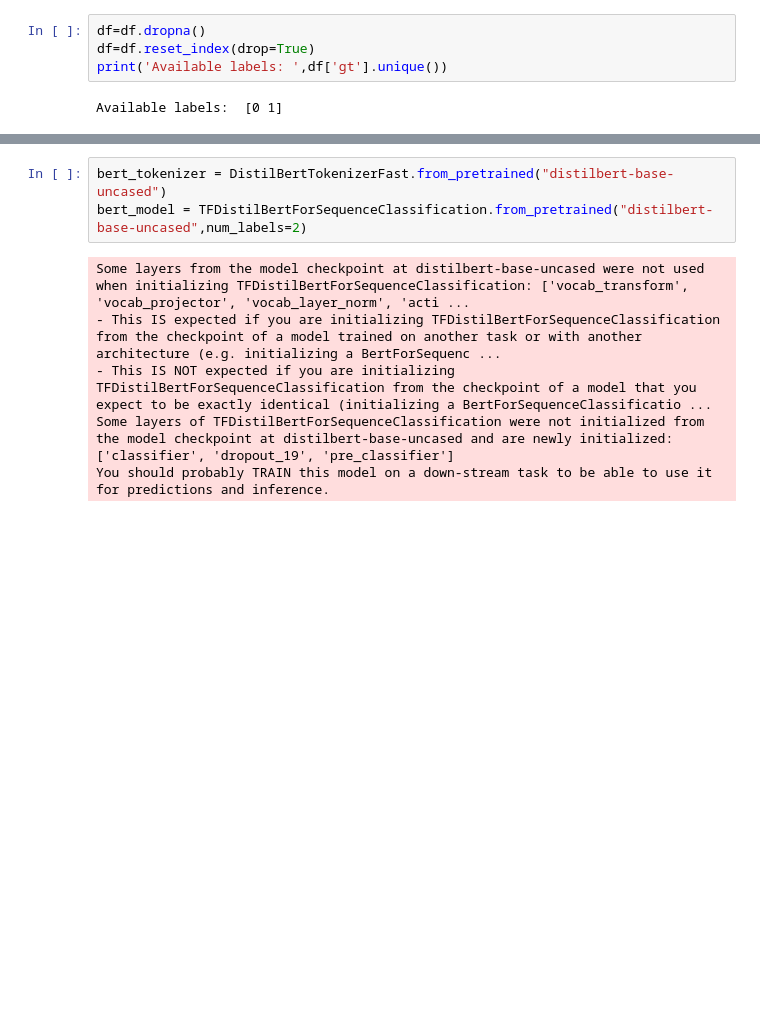
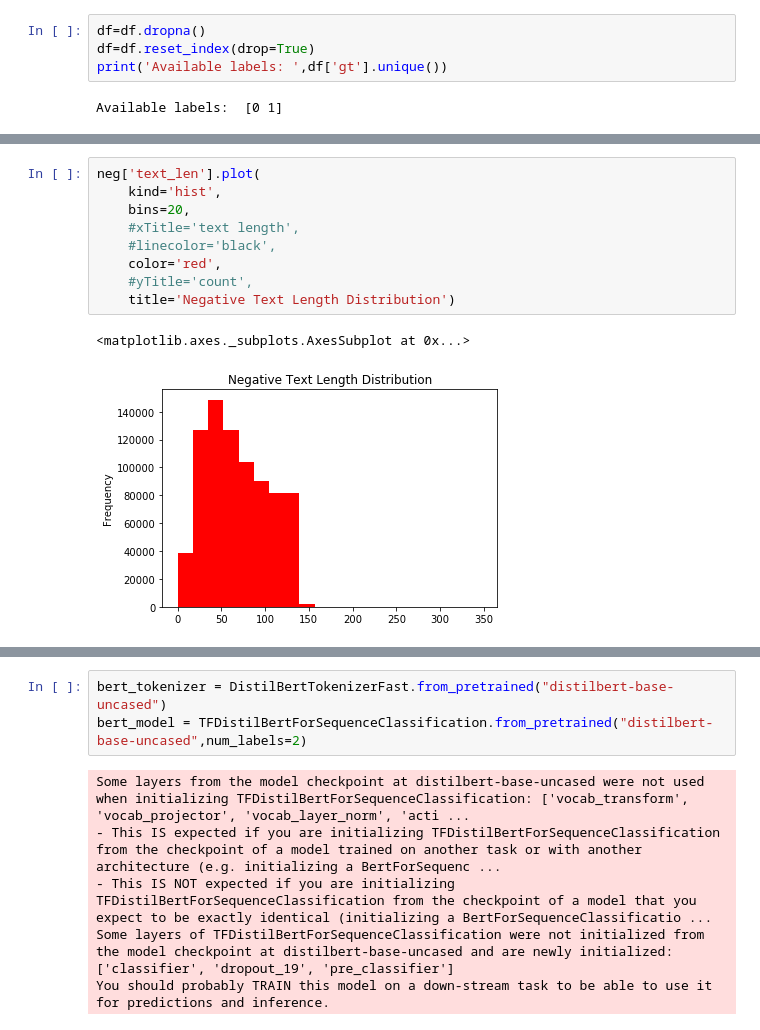
Before and after one commit to GarrettMerz/Projects, a Jupyter notebook: TweetyBERT/DistilBERT.ipynb, the cells around one changed output, grey strips where cells are left out. Saved outputs shown, nothing was run; the diff lists cells and outputs as text; blank space fills up the shorter version.

```diff
--- a/TweetyBERT/DistilBERT.ipynb
+++ b/TweetyBERT/DistilBERT.ipynb
@@ -101,0 +123,12 @@ Data exploration:
+# %%
+neg['text_len'].plot(
+    kind='hist',
+    bins=20,
+    #xTitle='text length',
+    #linecolor='black',
+    color='red',
+    #yTitle='count',
+    title='Negative Text Length Distribution')
+# %% [output]
+<matplotlib.axes._subplots.AxesSubplot at 0x...>
+[figure, added]
```
Also changed, not shown: parts of 19 cells of this notebook, 24 other files.
